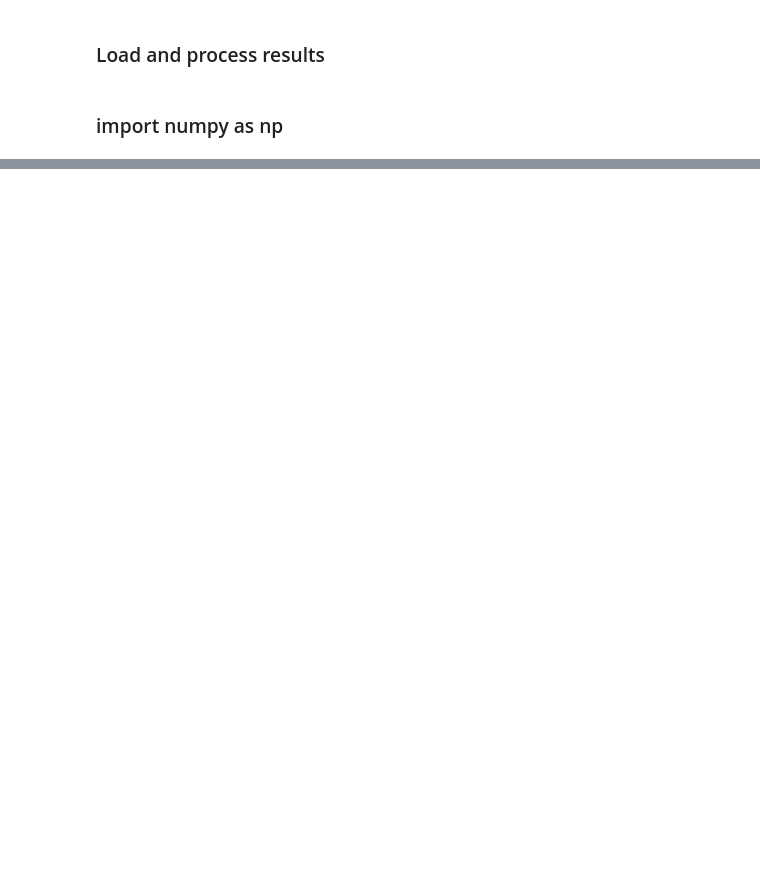
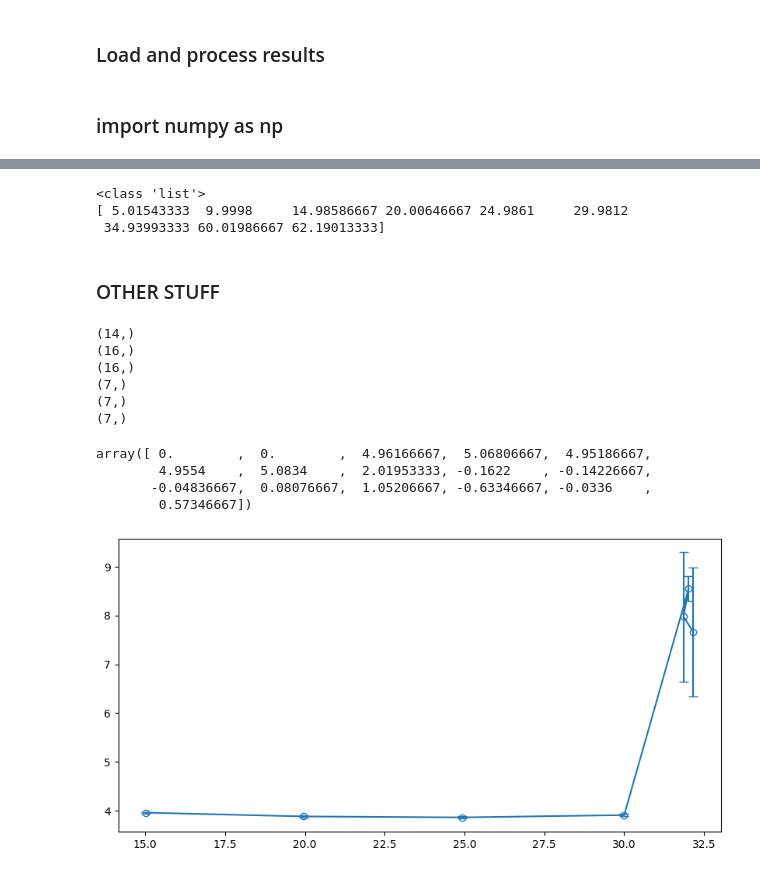
Before and after one commit to ixsanpe/cca-project, a Jupyter notebook: Plot1a.ipynb, the cells around one changed output, grey strips where cells are left out. Saved outputs shown, nothing was run; the diff lists cells and outputs as text; code cells hidden in the pictures; blank space fills up the shorter version.

```diff
--- a/Plot1a.ipynb
+++ b/Plot1a.ipynb
@@ -89,0 +136,51 @@ plt.xticks(range(5000, 80001, 5000), xlabs)
+# %%
+print(type(means_qps))
+example = np.array(means_qps)
+#run_achieved_qps['cpu'][0]
+#[(0,0),(0,1),(0,2),(0,3),(0,4),(0,5),(0,6),(0,11),(0,14)]
+positions = [0,1,2,3,4,5,6,11,14]
+ex = example[positions]
+print((ex))
+# %% [output]
+<class 'list'>
+[ 5.01543333  9.9998     14.98586667 20.00646667 24.9861     29.9812
+ 34.93993333 60.01986667 62.19013333]
+# %% [markdown]
+### OTHER STUFF
+# %%
+arrays_lat = np.array([np.array(x) for x in run_results['cpu']]) / 1000.0
+arrays_qps = np.array([np.array(x) for x in run_achieved_qps['cpu']]) / 1000.0
+
+means_lat = np.array([np.mean(k) for k in zip(*arrays_lat)])
+errors_lat = np.array([np.std(k) for k in zip(*arrays_lat)])
+
+means_qps = np.array([np.mean(k) for k in zip(*arrays_qps)])
+errors_qps = np.array([np.std(k) for k in zip(*arrays_qps)])
+means_qps_diff = np.array(means_qps[1:-1]) - np.array(means_qps[0:-2])
+print(means_qps_diff.shape)
+means_qps_diff = np.concatenate([[0. , 0.], means_qps_diff])
+print(means_qps_diff.shape)
+print(means_lat.shape)
+means_lat_filter = means_lat[abs(means_qps_diff)>1]
+means_qps_filter = means_qps[abs(means_qps_diff)>1]
+errors_lat_filter = errors_lat[abs(means_qps_diff)>1]
+print(means_lat_filter.shape)
+print(means_qps_filter.shape)
+print(errors_lat_filter.shape)
+fig = plt.figure(figsize=(10,5),dpi=100)
+fig_bx = fig.gca()
+fig_bx.errorbar(means_qps_filter, means_lat_filter, yerr = errors_lat_filter,
+             marker='o', markerfacecolor = 'none', capsize=4)
+means_qps_diff
+# %% [output]
+(14,)
+(16,)
+(16,)
+(7,)
+(7,)
+(7,)
+array([ 0.        ,  0.        ,  4.96166667,  5.06806667,  4.95186667,
+        4.9554    ,  5.0834    ,  2.01953333, -0.1622    , -0.14226667,
+       -0.04836667,  0.08076667,  1.05206667, -0.63346667, -0.0336    ,
+        0.57346667])
+[figure, added]
```
Also changed, not shown: parts of 8 cells of this notebook.
